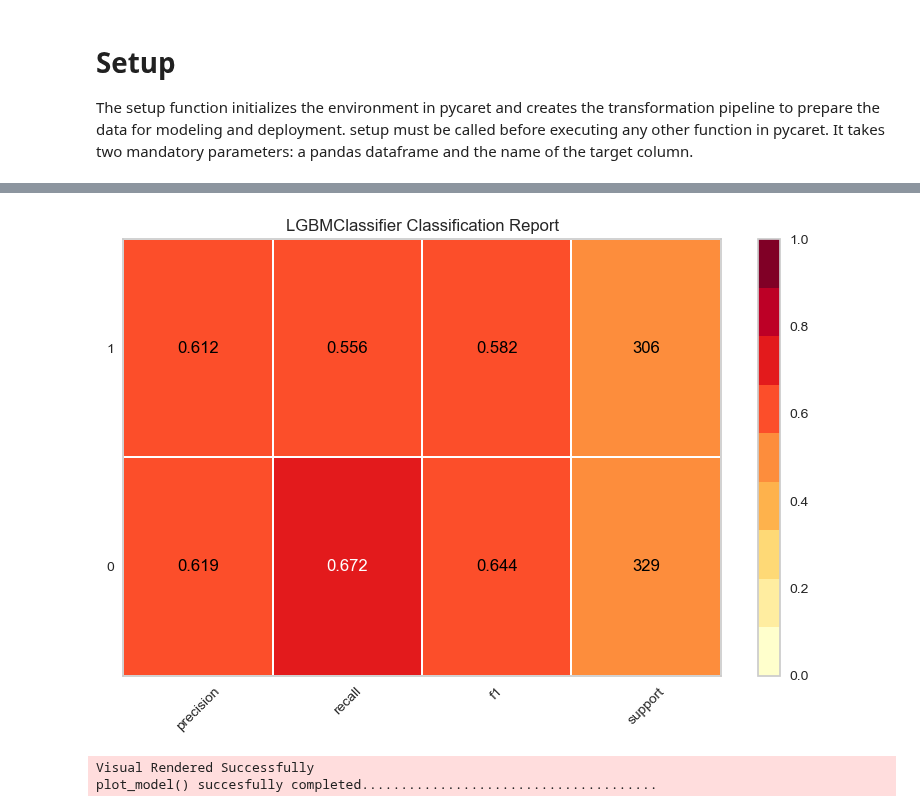
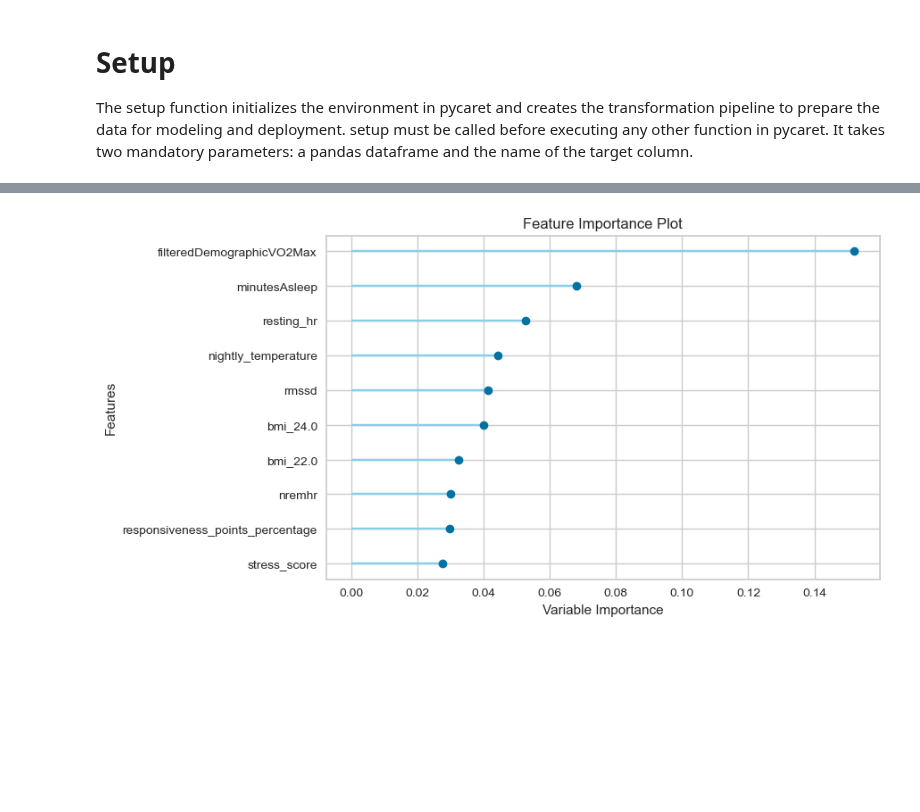
Before and after one commit to kcristinaa/RAIS-miniproject, a Jupyter notebook: predict_semas.ipynb, the cells around one changed output, grey strips where cells are left out. Drawn from its saved outputs; the diff is of its cells as text; code cells hidden in the pictures; blank space fills up the shorter version.

```diff
--- a/predict_semas.ipynb
+++ b/predict_semas.ipynb
@@ -295,6 +232,4 @@ Preparing display monitor
 # %%
-plot_model(best, plot = 'class_report')
+plot_model(best, plot='feature')
 # %% [output]
-[figure, old version]
+[figure, new version]
-Visual Rendered Successfully
-plot_model() succesfully completed......................................
```
Also changed, not shown: parts of 29 cells of this notebook, 1 other file.
